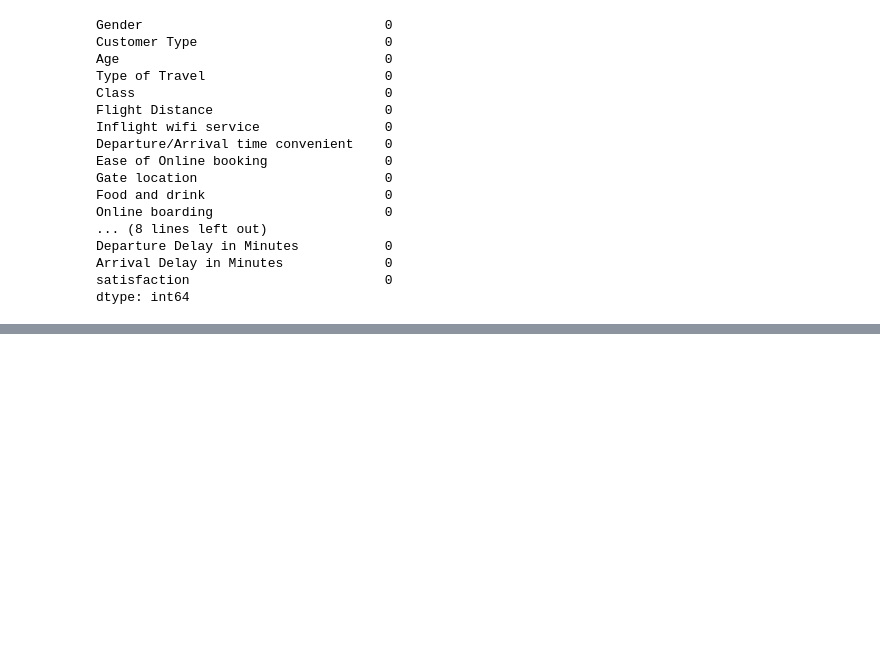
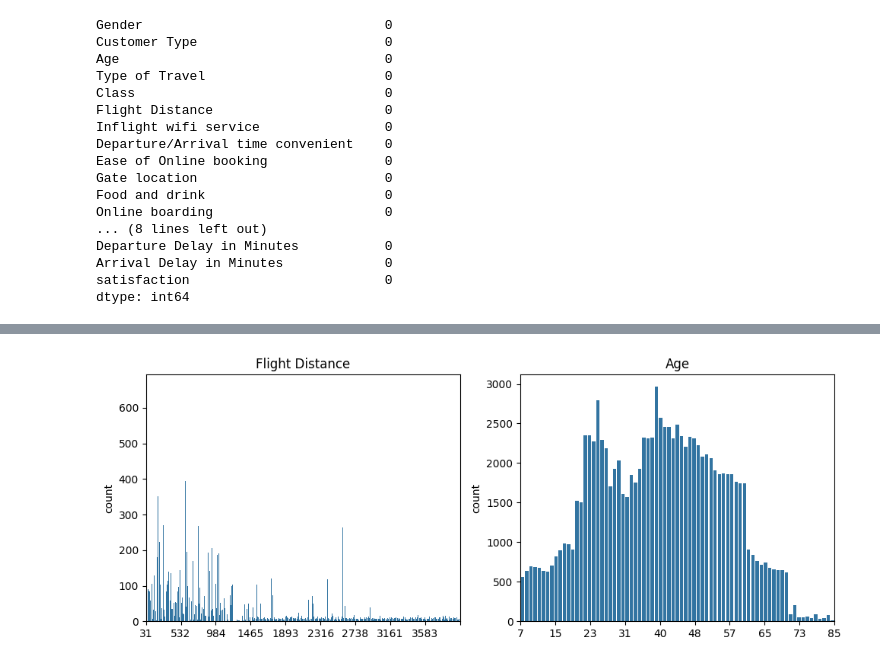
Before and after one commit to serafi-nebot-uib/ia_2025, a Jupyter notebook: notebooks/practica-3/main.ipynb, the cells around one changed output, grey strips where cells are left out. Cells and saved outputs as stored; diff of their text form; code cells hidden in the pictures; blank space fills up the shorter version.

```diff
--- a/notebooks/practica-3/main.ipynb
+++ b/notebooks/practica-3/main.ipynb
@@ -187,0 +192,21 @@ plt.show()
+# %%
+cols = ["Flight Distance", "Age"]
+n = len(cols)
+ncols = 2
+nrows = int(np.ceil(n / ncols))
+fig, axes = plt.subplots(nrows, ncols, figsize=(5 * ncols, 4 * nrows))
+axes = axes.ravel()
+
+for ax, col in zip_longest(axes, cols):
+  if col:
+    sns.countplot(data=train, x=col, ax=ax)
+    ax.set_title(col)
+    ax.xaxis.set_major_locator(LinearLocator(numticks=10))
+    ax.set_xlabel("")
+  else:
+    ax.axis("off")
+
+plt.tight_layout()
+plt.show()
+# %% [output]
+[figure, added]
```
Also changed, not shown: parts of 12 cells of this notebook.
